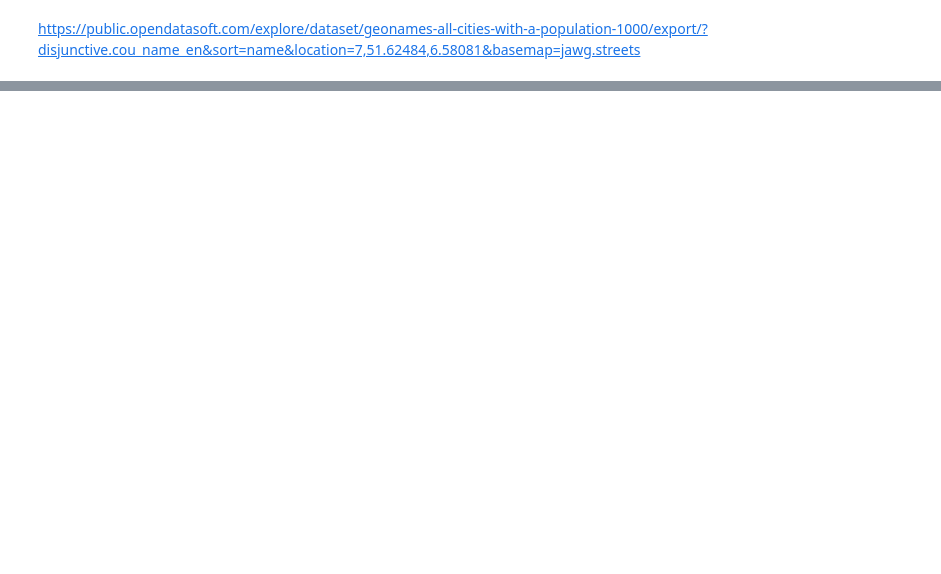
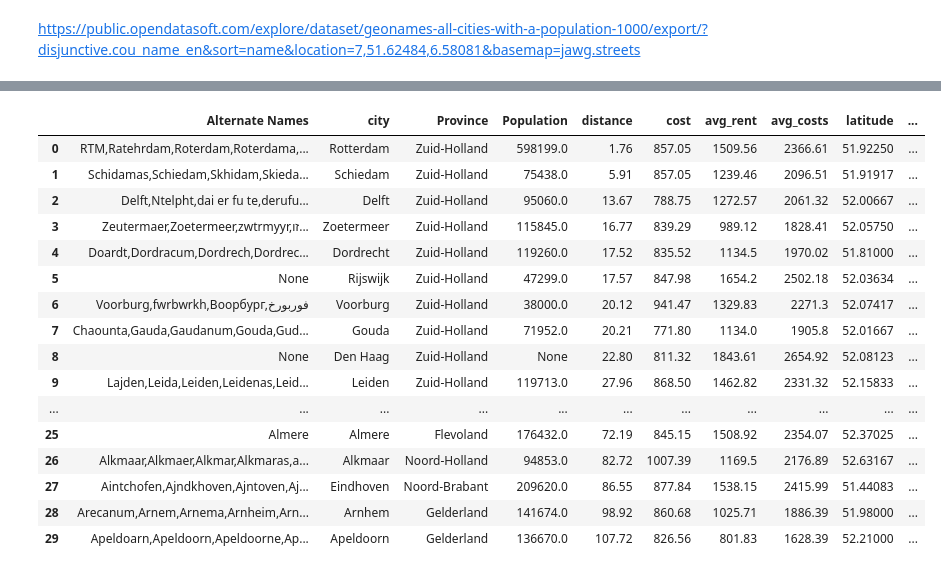
Before and after one commit to erickmattoso/app_house, a Jupyter notebook: 05-cost_living.ipynb, the cells around one changed output, grey strips where cells are left out. Saved outputs shown, nothing was run; the diff lists cells and outputs as text; code cells hidden in the pictures; blank space fills up the shorter version.

```diff
--- a/05-cost_living.ipynb
+++ b/05-cost_living.ipynb
@@ -517,0 +141,20 @@ c
+# %%
+pd.read_csv('app/costs.csv', index_col=[0])
+# %% [output]
+|  | Alternate Names | city | Province | Population | distance | cost | avg_rent | avg_costs | latitude | ... |
+| 0 | RTM,Ratehrdam,Roterdam,Roterdama,... | Rotterdam | Zuid-Holland | 598199.0 | 1.76 | 857.05 | 1509.56 | 2366.61 | 51.92250 | ... |
+| 1 | Schidamas,Schiedam,Skhidam,Skieda... | Schiedam | Zuid-Holland | 75438.0 | 5.91 | 857.05 | 1239.46 | 2096.51 | 51.91917 | ... |
+| 2 | Delft,Ntelpht,dai er fu te,derufu... | Delft | Zuid-Holland | 95060.0 | 13.67 | 788.75 | 1272.57 | 2061.32 | 52.00667 | ... |
+| 3 | Zeutermaer,Zoetermeer,zwtrmyyr,זו... | Zoetermeer | Zuid-Holland | 115845.0 | 16.77 | 839.29 | 989.12 | 1828.41 | 52.05750 | ... |
+| 4 | Doardt,Dordracum,Dordrech,Dordrec... | Dordrecht | Zuid-Holland | 119260.0 | 17.52 | 835.52 | 1134.5 | 1970.02 | 51.81000 | ... |
+| 5 | None | Rijswijk | Zuid-Holland | 47299.0 | 17.57 | 847.98 | 1654.2 | 2502.18 | 52.03634 | ... |
+| 6 | Voorburg,fwrbwrkh,Воорбург,فوربورخ | Voorburg | Zuid-Holland | 38000.0 | 20.12 | 941.47 | 1329.83 | 2271.3 | 52.07417 | ... |
+| 7 | Chaounta,Gauda,Gaudanum,Gouda,Gud... | Gouda | Zuid-Holland | 71952.0 | 20.21 | 771.80 | 1134.0 | 1905.8 | 52.01667 | ... |
+| 8 | None | Den Haag | Zuid-Holland | None | 22.80 | 811.32 | 1843.61 | 2654.92 | 52.08123 | ... |
+| 9 | Lajden,Leida,Leiden,Leidenas,Leid... | Leiden | Zuid-Holland | 119713.0 | 27.96 | 868.50 | 1462.82 | 2331.32 | 52.15833 | ... |
+| ... | ... | ... | ... | ... | ... | ... | ... | ... | ... | ... |
+| 25 | Almere | Almere | Flevoland | 176432.0 | 72.19 | 845.15 | 1508.92 | 2354.07 | 52.37025 | ... |
+| 26 | Alkmaar,Alkmaer,Alkmar,Alkmaras,a... | Alkmaar | Noord-Holland | 94853.0 | 82.72 | 1007.39 | 1169.5 | 2176.89 | 52.63167 | ... |
+| 27 | Aintchofen,Ajndkhoven,Ajntoven,Aj... | Eindhoven | Noord-Brabant | 209620.0 | 86.55 | 877.84 | 1538.15 | 2415.99 | 51.44083 | ... |
+| 28 | Arecanum,Arnem,Arnema,Arnheim,Arn... | Arnhem | Gelderland | 141674.0 | 98.92 | 860.68 | 1025.71 | 1886.39 | 51.98000 | ... |
+| 29 | Apeldoarn,Apeldoorn,Apeldoorne,Ap... | Apeldoorn | Gelderland | 136670.0 | 107.72 | 826.56 | 801.83 | 1628.39 | 52.21000 | ... |
```
Also changed, not shown: parts of 60 cells of this notebook, 12 other files.
